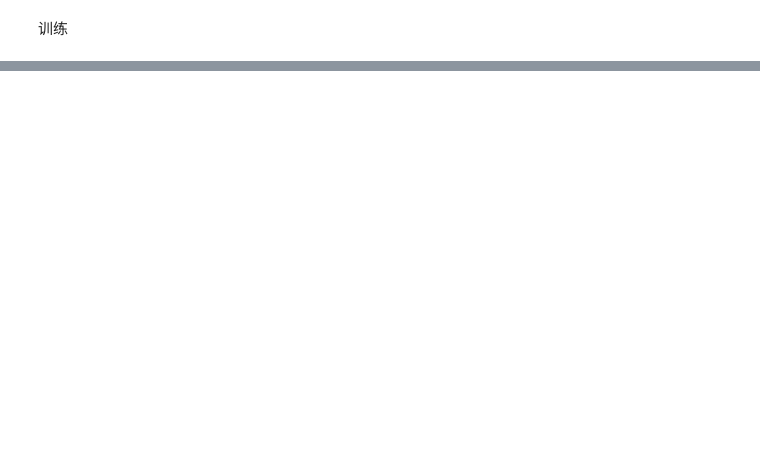
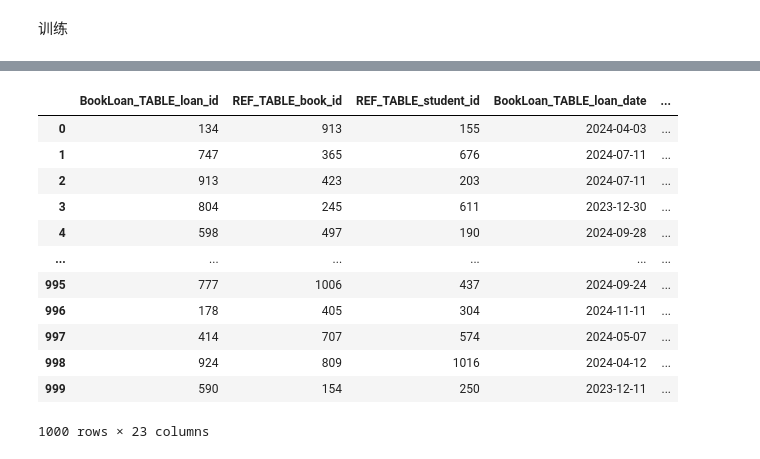
Before and after one commit to hitsz-ids/synthetic-data-generator, a Jupyter notebook: 100k_test_label.ipynb, the cells around one changed output, grey strips where cells are left out. Cells and saved outputs as stored; diff of their text form; code cells hidden in the pictures; blank space fills up the shorter version.

```diff
--- a/100k_test_label.ipynb
+++ b/100k_test_label.ipynb
@@ -170,3 +242,3 @@ writetime()
 # %%
-data_res = synthesizer.sample(1000)
+data_res : DataFrame = synthesizer.sample(1000)
 # %% [output]
@@ -183,2 +255,18 @@ data_res = synthesizer.sample(1000)
 # %%
 data_res.to_csv("test_1k_simulate.csv", index=False)
+# %%
+data_res
+# %% [output]
+|  | BookLoan_TABLE_loan_id | REF_TABLE_book_id | REF_TABLE_student_id | BookLoan_TABLE_loan_date | ... |
+| 0 | 134 | 913 | 155 | 2024-04-03 | ... |
+| 1 | 747 | 365 | 676 | 2024-07-11 | ... |
+| 2 | 913 | 423 | 203 | 2024-07-11 | ... |
+| 3 | 804 | 245 | 611 | 2023-12-30 | ... |
+| 4 | 598 | 497 | 190 | 2024-09-28 | ... |
+| ... | ... | ... | ... | ... | ... |
+| 995 | 777 | 1006 | 437 | 2024-09-24 | ... |
+| 996 | 178 | 405 | 304 | 2024-11-11 | ... |
+| 997 | 414 | 707 | 574 | 2024-05-07 | ... |
+| 998 | 924 | 809 | 1016 | 2024-04-12 | ... |
+| 999 | 590 | 154 | 250 | 2023-12-11 | ... |
+1000 rows × 23 columns
```
Also changed, not shown: parts of 17 cells of this notebook.
